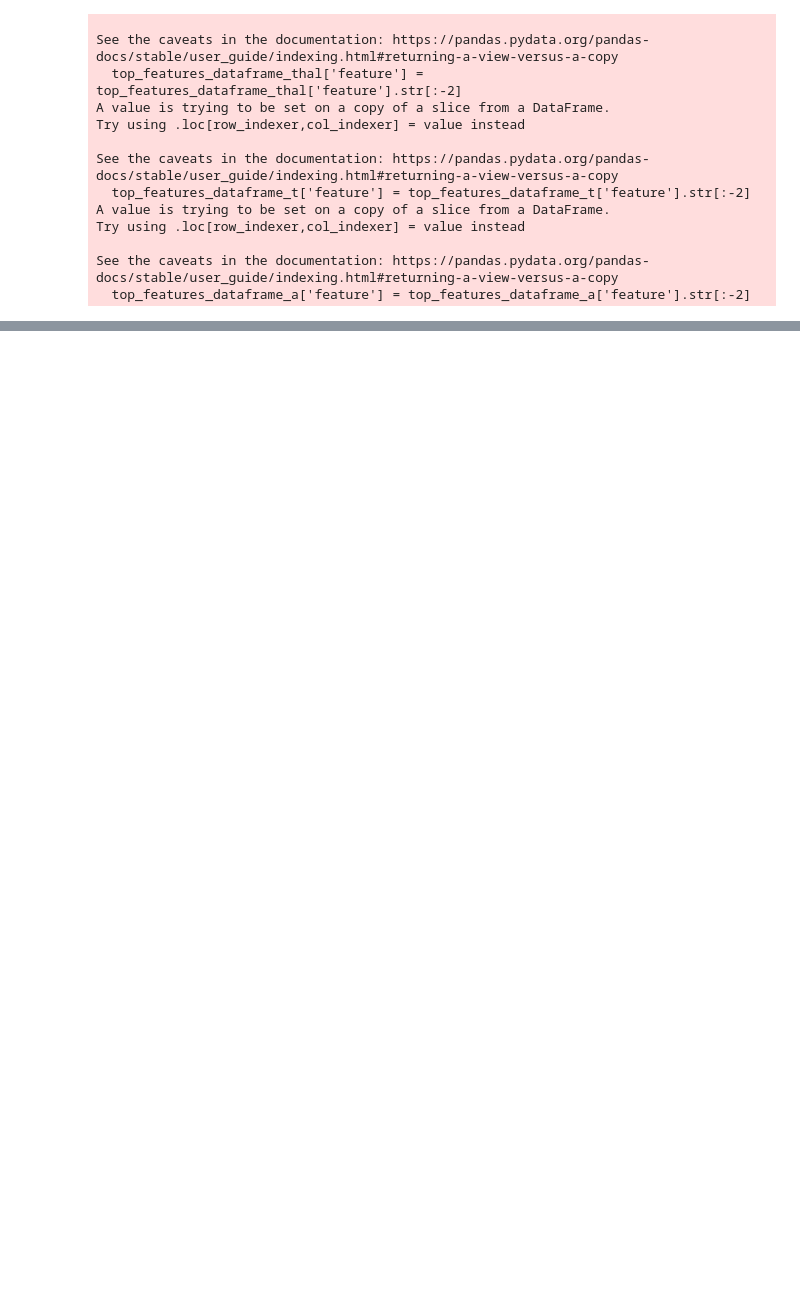
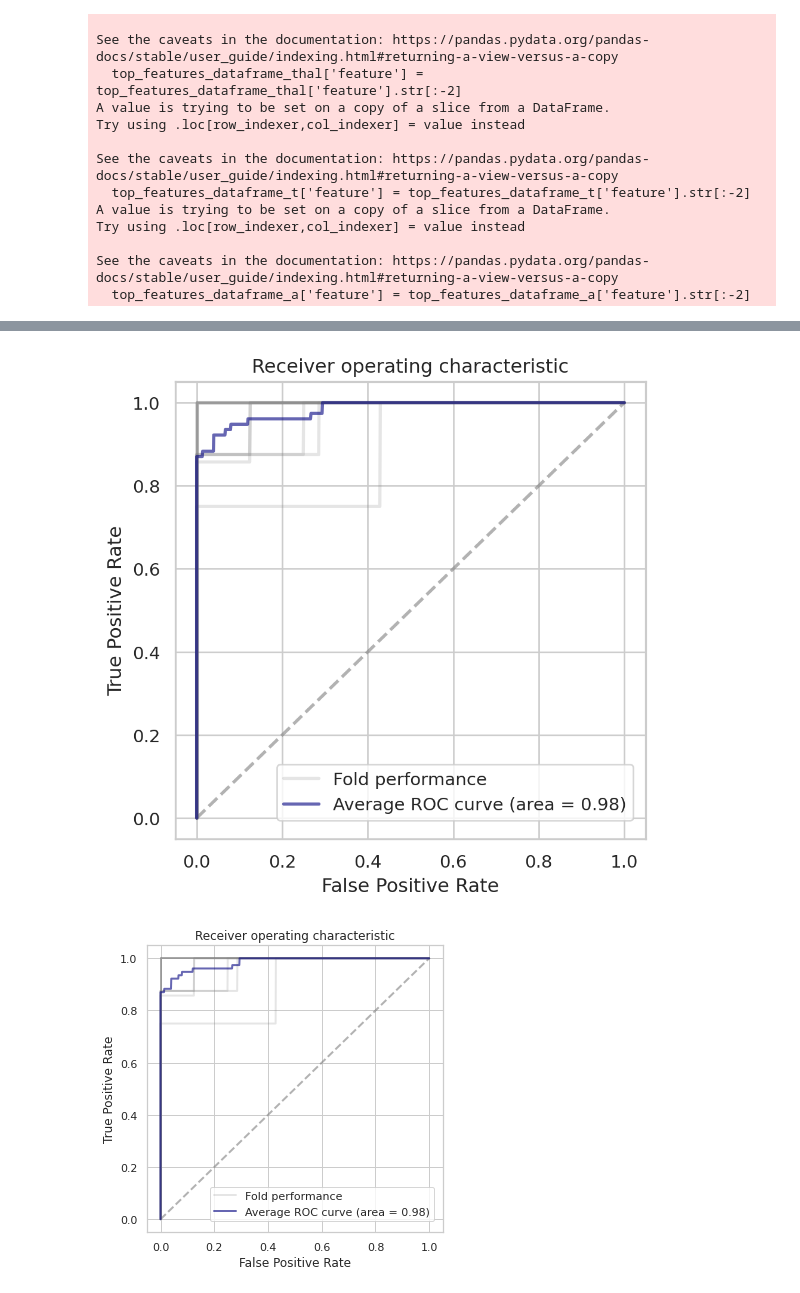
Before and after one commit to latypovt/MSTN_GM, a Jupyter notebook: graphs.ipynb, the cells around one changed output, grey strips where cells are left out. Drawn from its saved outputs; the diff is of its cells as text; code cells hidden in the pictures; blank space fills up the shorter version.

```diff
--- a/graphs.ipynb
+++ b/graphs.ipynb
@@ -756,0 +700,9 @@ plotter.save('out/roc.png', dpi=400, bbox_inches='tight', transparent=False)
+# %%
+predictions = pd.read_csv('out/predictions_plotting.csv')
+predictions.drop(columns=['Unnamed: 0'], inplace=True)
+probas = pd.read_csv('out/y_proba.csv')
+#probas = np.array(probas)
+predictions['MS'] = probas['MS']
+predictions['MS-TN'] = probas['MS-TN']
+probas = np.array(predictions[['MS', 'MS-TN']])
+print(probas)
@@ -756,0 +727,53 @@ plotter.save('out/roc.png', dpi=400, bbox_inches='tight', transparent=False)
+# %%
+microaverage = compute_microaverage(predictions['y_true'], probas)
+pred_dict={}
+mc_dict={}
+mc_dict['average'] = microaverage
+
+for i in range(10):
+    tmp_pred=predictions[predictions['fold'] == i]
+    mc_dict[i]=compute_microaverage(tmp_pred['y_true'],np.array(tmp_pred[['MS', 'MS-TN']]))
+# %%
+random_df = pd.DataFrame({'fpr': [0, 1], 'tpr': [0, 1]})
+average_df = pd.read_csv('out/roc_auc.csv')
+
+p = so.Plot(
+    data=average_df, x='fpr', y='tpr',
+).add(
+    so.Line(color='grey', linewidth=2, linestyle='--', alpha=0.6,), data = random_df, x = 'fpr', y = 'tpr'
+).add(
+    so.Line(color='grey', linewidth=2, linestyle='-', alpha=0.2,), data = mc_dict[0], x = 'fpr', y = 'tpr'
+).add(
+    so.Line(color='grey', linewidth=2, linestyle='-', alpha=0.2,), data = mc_dict[1], x = 'fpr', y = 'tpr'
+).add(
+    so.Line(color='grey', linewidth=2, linestyle='-', alpha=0.2,), data = mc_dict[2], x = 'fpr', y = 'tpr'
+).add(
+    so.Line(color='grey', linewidth=2, linestyle='-', alpha=0.2,), data = mc_dict[3], x = 'fpr', y = 'tpr'
+).add(
+    so.Line(color='grey', linewidth=2, linestyle='-', alpha=0.2,), data = mc_dict[4], x = 'fpr', y = 'tpr'
+).add(
+    so.Line(color='grey', linewidth=2, linestyle='-', alpha=0.2,), data = mc_dict[5], x = 'fpr', y = 'tpr'
+).add(
+    so.Line(color='grey', linewidth=2, linestyle='-', alpha=0.2,), data = mc_dict[6], x = 'fpr', y = 'tpr'
+).add(
+    so.Line(color='grey', linewidth=2, linestyle='-', alpha=0.2,), data = mc_dict[7], x = 'fpr', y = 'tpr'
+).add(
+    so.Line(color='grey', linewidth=2, linestyle='-', alpha=0.2,), data = mc_dict[8], x = 'fpr', y = 'tpr'
+).add(
+    so.Line(color='grey', linewidth=2, linestyle='-', alpha=0.2,), data = mc_dict[9], x = 'fpr', y = 'tpr', label = 'Fold performance'
+).add(
+    so.Line(color='navy', linewidth=2, linestyle='-', alpha=0.6), label='Average ROC curve (area = {0:0.2f})'.format(0.98)
+).theme(
+    sns.axes_style("whitegrid")
+).label(
+    x='False Positive Rate', y='True Positive Rate', title='Receiver operating characteristic'
+).layout(
+    size=(6,6), engine='tight'
+)
+f = plt.figure(figsize=(5,5))
+plotter = p.layout(engine='tight').theme(sns.axes_style("whitegrid")).on(f).plot()
+plotter._figure.legends[0].set_bbox_to_anchor((0.3, 0.2))
+plotter.save('out/roc.png', dpi=400, bbox_inches='tight', transparent=False)
+# %% [output]
+[figure, added]
+[figure, added]
```
Also changed, not shown: parts of 9 cells of this notebook, 5 other files.
